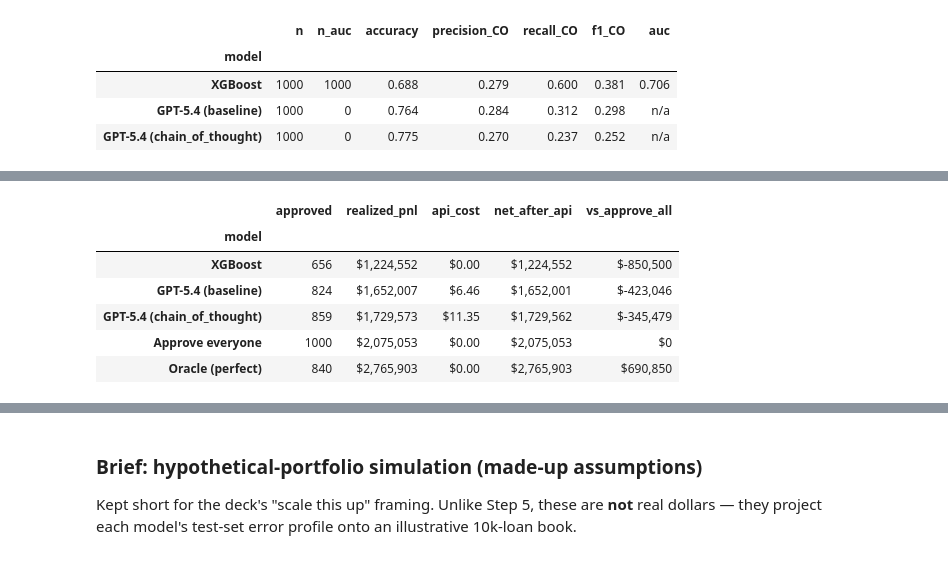
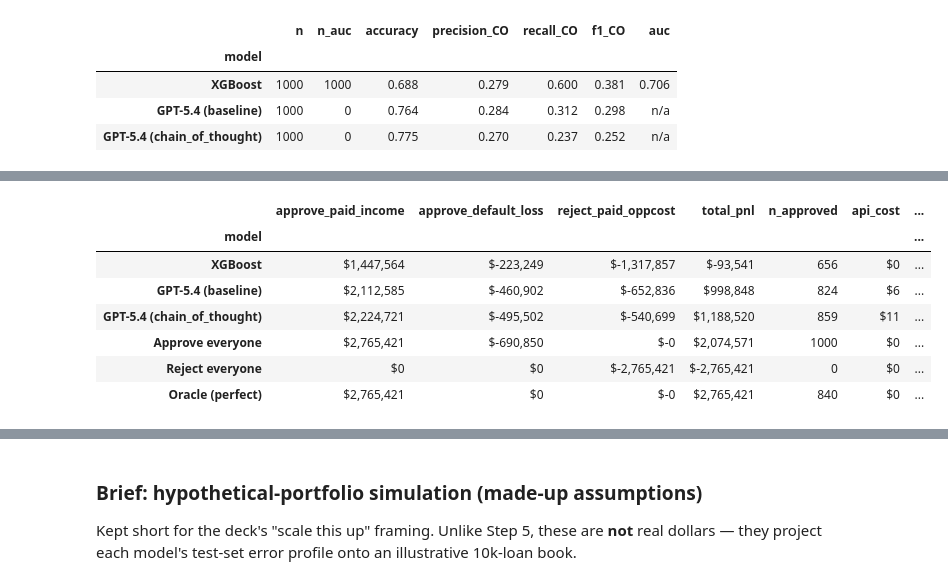
Before and after one commit to jadzoghaib/Sabadell_Capstone, a Jupyter notebook: notebooks/llm_models/04_final_benchmark/04_Final_Test_Analysis.ipynb, the cells around one changed output, grey strips where cells are left out. Cells and saved outputs as stored; diff of their text form; code cells hidden in the pictures.

```diff
--- a/notebooks/llm_models/04_final_benchmark/04_Final_Test_Analysis.ipynb
+++ b/notebooks/llm_models/04_final_benchmark/04_Final_Test_Analysis.ipynb
@@ -241,47 +244,64 @@ Portfolio P&L = sum of realized net over approved loans. We compare each model a
 # %%
-fund = test['funded_amnt'].fillna(test['loan_amnt'])
-net  = (test['total_pymnt'].fillna(0)
-        + test['recoveries'].fillna(0)
-        - test['collection_recovery_fee'].fillna(0)
-        - fund).values
+# Case-by-case decision P&L on actual LendingClub cashflows. Every decision has a
+# realized consequence, including the opportunity cost of declining a good borrower:
+#   approve & paid    -> +interest (total_rec_int)
+#   approve & default -> total_pymnt + recoveries - collection_recovery_fee - funded_amnt
+#   reject  & paid    -> -interest (foregone)
+#   reject  & default -> 0 (loss avoided)
+interest = test['total_rec_int'].fillna(0).values
+net_loss = (test['total_pymnt'].fillna(0) + test['recoveries'].fillna(0)
+            - test['collection_recovery_fee'].fillna(0)
+            - test['funded_amnt'].fillna(test['loan_amnt'])).values
 
 def model_costs(model_name):
-    """API $ for this model, summed from the per-loan cost embedded in the
-    predictions file (XGBoost = 0). No dependency on llm_calls.csv."""
+    """API $ for this model, summed from per-loan cost embedded in the predictions
+    file (XGBoost = 0). No dependency on llm_calls.csv."""
     d = preds_df[preds_df['model'] == model_name]
     if 'cost_usd' not in d.columns:
         return 0.0
     return float(pd.to_numeric(d['cost_usd'], errors='coerce').fillna(0).sum())
 
-approve_all = net.sum()
-oracle      = net[y_test == 1].sum()
+def case_pnl(pred):
+    pred = np.asarray(pred).astype(int)
+    ap = (pred == 1) & (y_test == 1)    # approve & paid    -> +interest
+    ad = (pred == 1) & (y_test == 0)    # approve & default -> realized net_loss
+    rp = (pred == 0) & (y_test == 1)    # reject  & paid    -> -interest (opportunity cost)
+    # reject & default -> 0 (loss avoided)
+    return dict(approve_paid_income=interest[ap].sum(),
+                approve_default_loss=net_loss[ad].sum(),
+                reject_paid_oppcost=-interest[rp].sum(),
+                total_pnl=interest[ap].sum() + net_loss[ad].sum() - interest[rp].sum(),
+                n_approved=int((pred == 1).sum()))
 
 rows = []
 for m in models:
     d = preds_df[preds_df['model'] == m].sort_values('loan_index')
-    approve = (d['prediction'] == 1).values
-    realized = net[:len(approve)][approve].sum()
-    api = model_costs(m)
-    rows.append(dict(model=m, approved=int(approve.sum()),
-                     realized_pnl=realized, api_cost=api,
-                     net_after_api=realized - api))
-rows.append(dict(model='Approve everyone', approved=len(net),
-                 realized_pnl=approve_all, api_cost=0.0, net_after_api=approve_all))
-rows.append(dict(model='Oracle (perfect)', approved=int((y_test == 1).sum()),
-                 realized_pnl=oracle, api_cost=0.0, net_after_api=oracle))
+    r = case_pnl(d['prediction'].values)
+    r['api_cost'] = model_costs(m)
+    r['pnl_after_api'] = r['total_pnl'] - r['api_cost']
+    rows.append(dict(model=m, **r))
+for name, pred in [('Approve everyone', np.ones_like(y_test)),
+                   ('Reject everyone',  np.zeros_like(y_test)),
+                   ('Oracle (perfect)', y_test)]:
+    r = case_pnl(pred)
+    r['api_cost'] = 0.0
+    r['pnl_after_api'] = r['total_pnl']
+    rows.append(dict(model=name, **r))
 
 pnl = pd.DataFrame(rows).set_index('model')
-pnl['vs_approve_all'] = pnl['realized_pnl'] - approve_all
 pnl.to_csv(f'{RESULTS_DIR}/04_test_financials.csv')
-display(pnl.style.format({'realized_pnl': '${:,.0f}', 'api_cost': '${:,.2f}',
-                          'net_after_api': '${:,.0f}', 'vs_approve_all': '${:,.0f}'}))
-print('\nNote: API cost is ~5 orders of magnitude below the credit P&L — '
-      'tokens are rounding error next to lending decisions (the 01f insight).')
+_money = {c: '${:,.0f}' for c in pnl.columns if c != 'n_approved'}
+display(pnl.style.format(_money, na_rep='n/a'))
+print('\nRejecting a good borrower costs the foregone interest, so an over-conservative '
+      'model is penalised. Oracle = total interest income of the book; reject-everyone = '
+      'the full opportunity cost of lending to nobody. API cost is ~5 orders of magnitude '
+      'below the credit P&L (the 01f insight).')
 # %% [output]
-|  | approved | realized_pnl | api_cost | net_after_api | vs_approve_all |
-| model |  |  |  |  |  |
-| XGBoost | 656 | $1,224,552 | $0.00 | $1,224,552 | $-850,500 |
-| GPT-5.4 (baseline) | 824 | $1,652,007 | $6.46 | $1,652,001 | $-423,046 |
-| GPT-5.4 (chain_of_thought) | 859 | $1,729,573 | $11.35 | $1,729,562 | $-345,479 |
-| Approve everyone | 1000 | $2,075,053 | $0.00 | $2,075,053 | $0 |
-| Oracle (perfect) | 840 | $2,765,903 | $0.00 | $2,765,903 | $690,850 |
+|  | approve_paid_income | approve_default_loss | reject_paid_oppcost | total_pnl | n_approved | api_cost | ... |
+| model |  |  |  |  |  |  | ... |
+| XGBoost | $1,447,564 | $-223,249 | $-1,317,857 | $-93,541 | 656 | $0 | ... |
+| GPT-5.4 (baseline) | $2,112,585 | $-460,902 | $-652,836 | $998,848 | 824 | $6 | ... |
+| GPT-5.4 (chain_of_thought) | $2,224,721 | $-495,502 | $-540,699 | $1,188,520 | 859 | $11 | ... |
+| Approve everyone | $2,765,421 | $-690,850 | $-0 | $2,074,571 | 1000 | $0 | ... |
+| Reject everyone | $0 | $0 | $-2,765,421 | $-2,765,421 | 0 | $0 | ... |
+| Oracle (perfect) | $2,765,421 | $0 | $-0 | $2,765,421 | 840 | $0 | ... |
```
Also changed, not shown: parts of 7 cells of this notebook, 5 other files.
